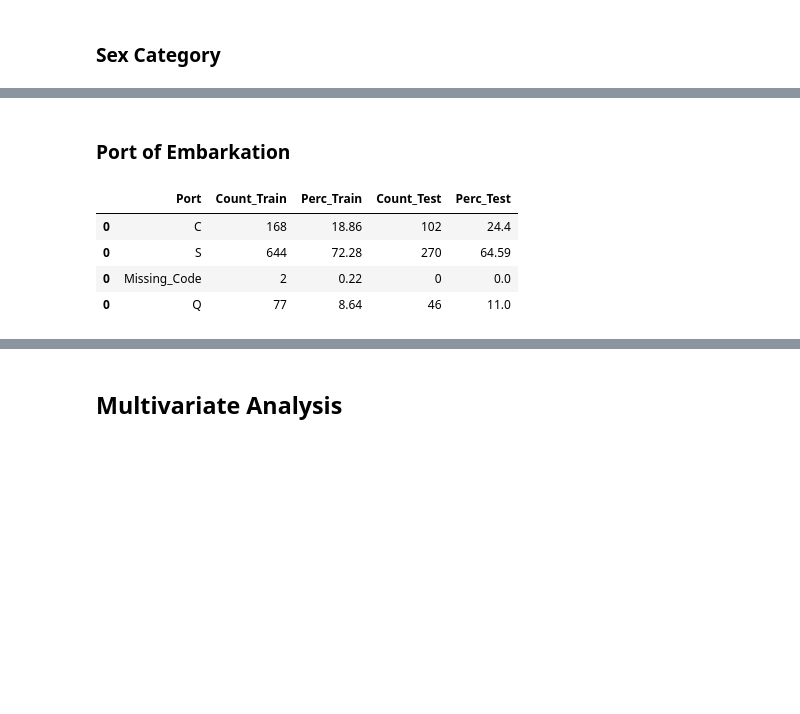
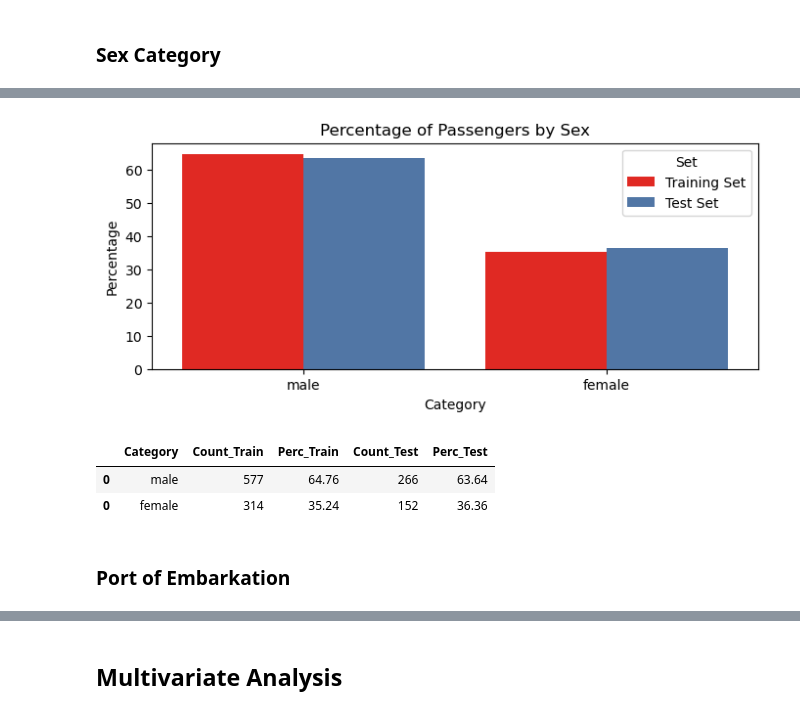
Before and after one commit to A4Ayou/kaggle-projects, a Jupyter notebook: projects/titanic/Notebook_Titanic_Analysis.ipynb, the cells around one changed output, grey strips where cells are left out. Saved outputs shown, nothing was run; the diff lists cells and outputs as text; code cells hidden in the pictures; blank space fills up the shorter version.

```diff
--- a/projects/titanic/Notebook_Titanic_Analysis.ipynb
+++ b/projects/titanic/Notebook_Titanic_Analysis.ipynb
@@ -293,32 +307,11 @@ table_result
+# %%
+table_sex = func_eda_univ_cat('Sex', df_train, df_test)
+
+table_sex
+# %% [output]
+[figure, added]
+|  | Category | Count_Train | Perc_Train | Count_Test | Perc_Test |
+| 0 | male | 577 | 64.76 | 266 | 63.64 |
+| 0 | female | 314 | 35.24 | 152 | 36.36 |
 # %% [markdown]
 ### Port of Embarkation
-# %%
-### Get the total number of distinct classes accross the 2 data sets
-list_port = list(set(list(df_train['Embarked'].unique()) + list(df_test['Embarked'].unique())))
-
-### Get count and proportion of passengers in each class
-# Initiate result table
-table_result = pd.DataFrame()
-
-# Loop over each class
-for port_code in list_port:
-    # Initiate result for the class
-    dict_result = {}
-    # Fill the dictionary
-    dict_result['Port'] = port_code
-    dict_result['Count_Train'] = sum(df_train['Embarked'] == port_code)
-    dict_result['Perc_Train'] = np.round(sum(df_train['Embarked'] == port_code) / df_train['Embarked'].shape[0] * 100, 2)
-    dict_result['Count_Test'] = sum(df_test['Embarked'] == port_code)
-    dict_result['Perc_Test'] = np.round(sum(df_test['Embarked'] == port_code) / df_test['Embarked'].shape[0] * 100, 2)
-    # Add result to final table
-    dict_result = pd.DataFrame.from_dict(dict_result, orient='index').T
-    table_result = table_result.append(dict_result)
-
-# Display table
-table_result
-# %% [output]
-|  | Port | Count_Train | Perc_Train | Count_Test | Perc_Test |
-| 0 | C | 168 | 18.86 | 102 | 24.4 |
-| 0 | S | 644 | 72.28 | 270 | 64.59 |
-| 0 | Missing_Code | 2 | 0.22 | 0 | 0.0 |
-| 0 | Q | 77 | 8.64 | 46 | 11.0 |
```
Also changed, not shown: parts of 27 cells of this notebook.
